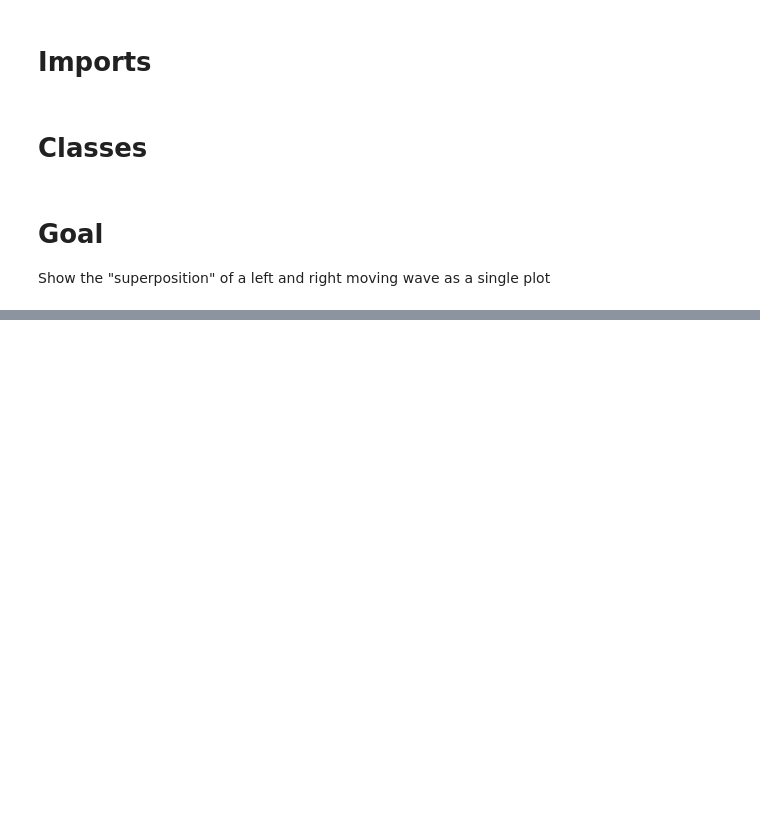
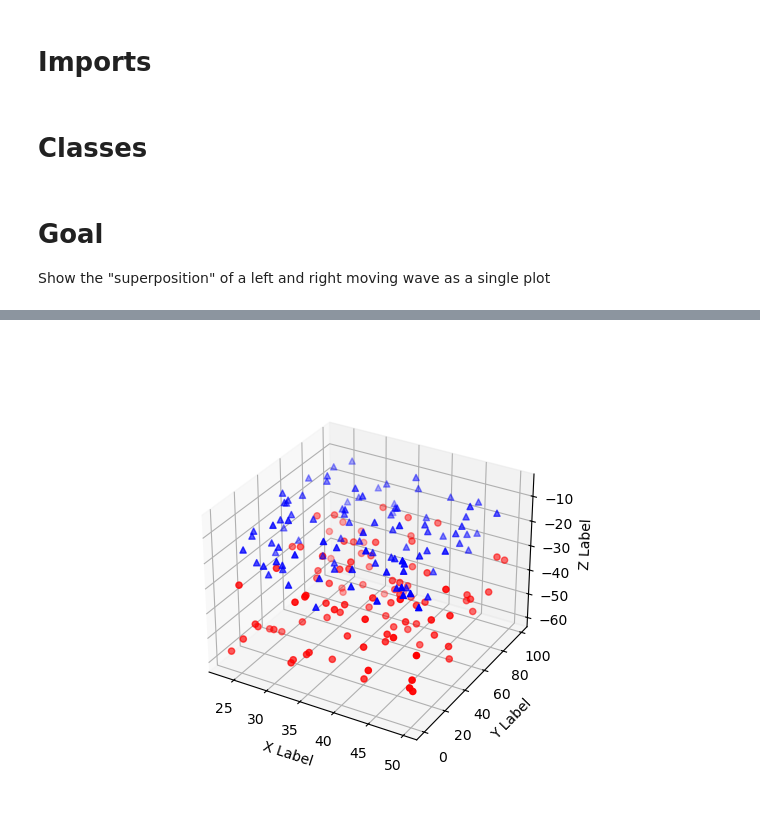
Before and after one commit to migueltorrescosta/notebooks, a Jupyter notebook: Quantum/Plotting 1D waves.ipynb, the cells around one changed output, grey strips where cells are left out. Cells and saved outputs as stored; diff of their text form; code cells hidden in the pictures; blank space fills up the shorter version.

```diff
--- a/Quantum/Plotting 1D waves.ipynb
+++ b/Quantum/Plotting 1D waves.ipynb
@@ -89,0 +130,38 @@ plt.show()
+# %%
+# These lines are comments
+# Initial setup from an online python notebook tutorial is below.
+# Note the first line "%matplotlib inline" this is how the tutorial has it.
+# Two solutions 1. use: "%matplotlib notebook" graphs appear dynamic in the notebook.
+#               2. use: "%matplotlib" (only) graphs appear dynamic in separate window.
+#    ( 2. is the best solution for detailed graphs/plots. )
+
+%matplotlib widget
+import pandas as pd
+import numpy as np
+import matplotlib as mpl
+import matplotlib.pyplot as plt
+from mpl_toolkits.mplot3d import Axes3D
+
+
+# What follows is a copy of the 3D plot example code.
+# Data is randomly generated so there is no external data import.
+
+def randrange(n, vmin, vmax):
+    return (vmax-vmin)*np.random.rand(n) + vmin
+
+fig = plt.figure()
+ax = fig.add_subplot(111, projection='3d')
+n = 100
+for c, m, zl, zh in [('r', 'o', -60, -25), ('b', '^', -30, -5)]:
+    xs = randrange(n, 23, 50)
+    ys = randrange(n, 0, 100)
+    zs = randrange(n, zl, zh)
+    ax.scatter(xs, ys, zs, c=c, marker=m)
+
+ax.set_xlabel('X Label')
+ax.set_ylabel('Y Label')
+ax.set_zlabel('Z Label')
+
+plt.show()
+# %% [output]
+[figure, added]
```
Also changed, not shown: parts of 9 cells of this notebook.
